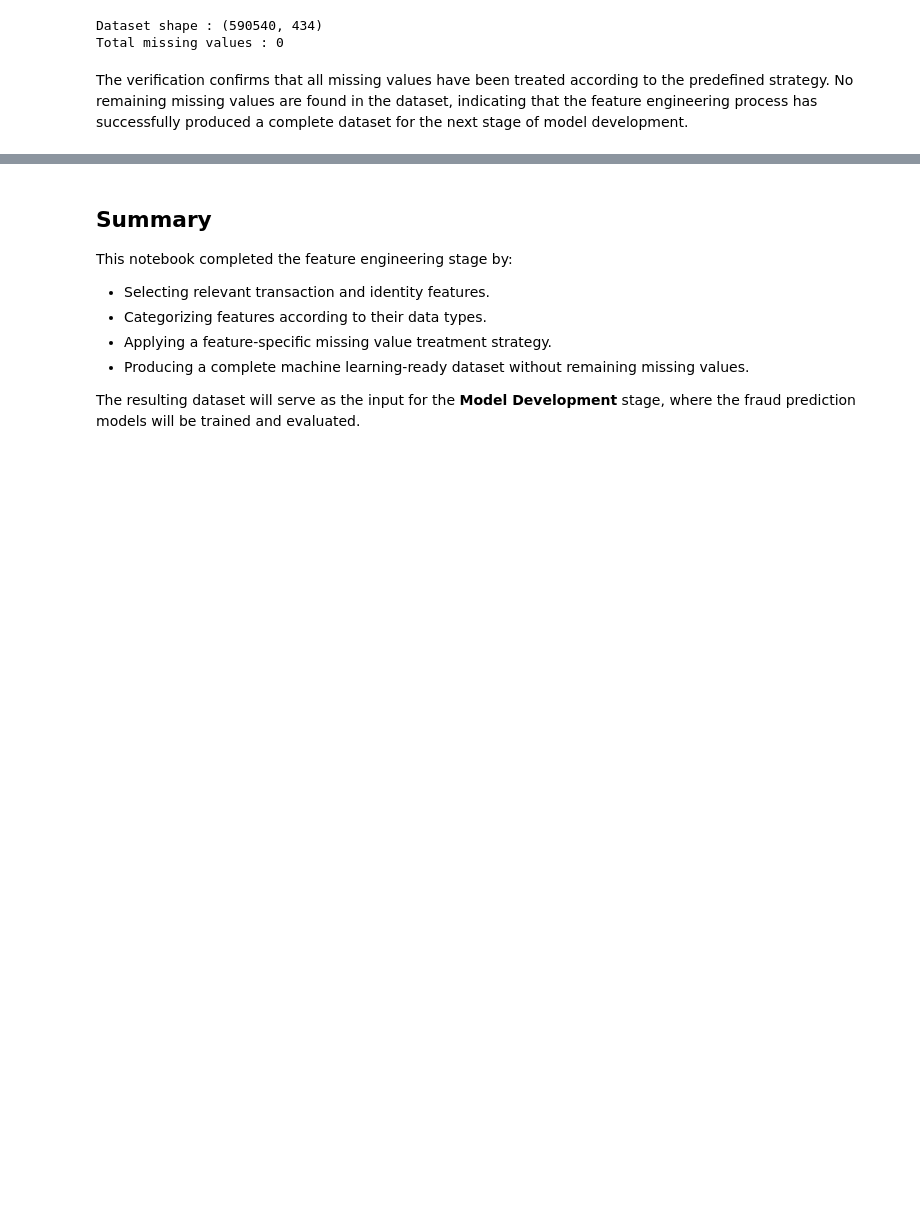
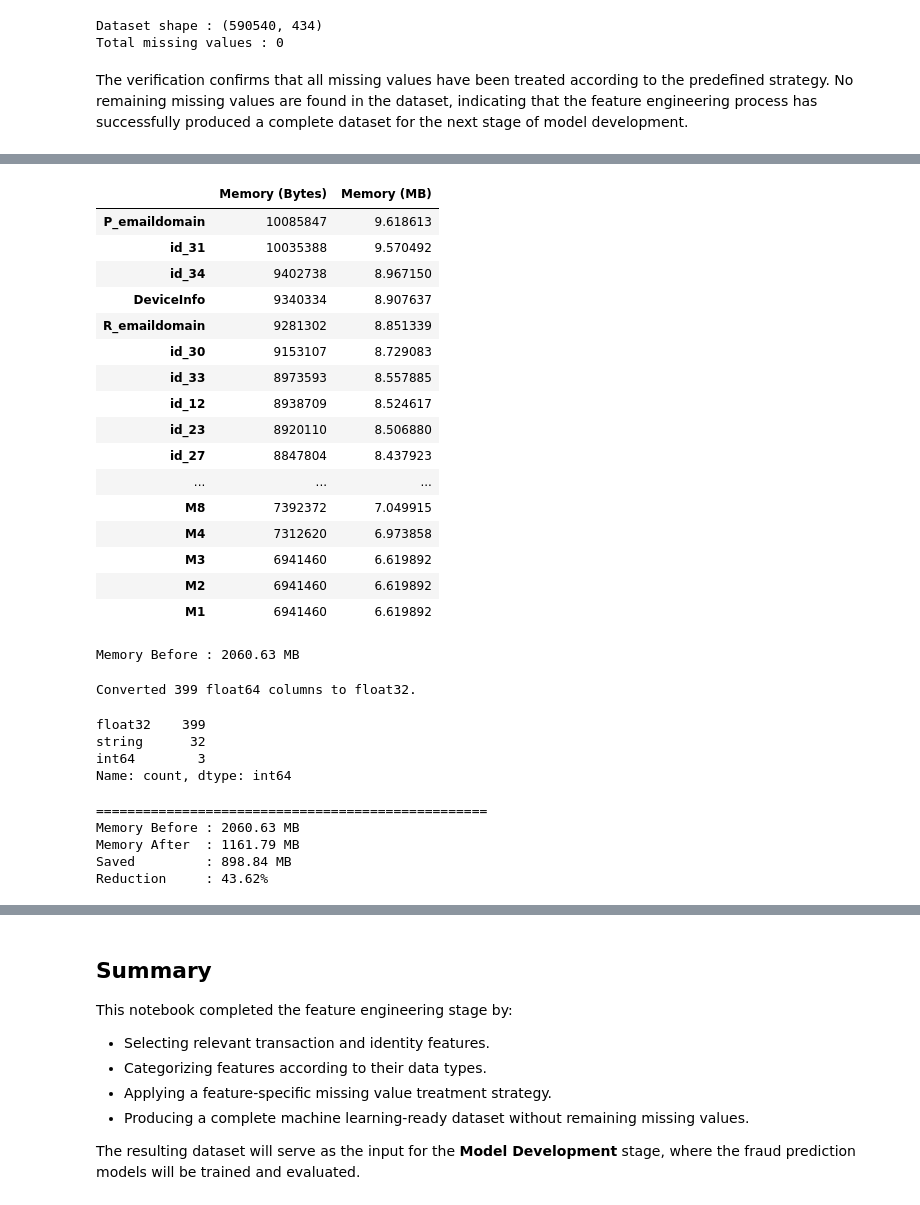
Before and after one commit to rizalkr/fraud_detection, a Jupyter notebook: notebooks/03_Feature_Engineering.ipynb, the cells around one changed output, grey strips where cells are left out. Drawn from its saved outputs; the diff is of its cells as text; code cells hidden in the pictures; blank space fills up the shorter version.

```diff
--- a/notebooks/03_Feature_Engineering.ipynb
+++ b/notebooks/03_Feature_Engineering.ipynb
@@ -376,0 +391,2 @@ Shape    : (590540, 434)
+# %%
+df_parquet = pd.read_parquet(DATA_PROCESSED / 'feature_engineered.parquet')
@@ -376,0 +418,73 @@ Shape    : (590540, 434)
+# %%
+memory_usage = (
+    df_parquet.memory_usage(deep=True)
+    .sort_values(ascending=False)
+    .rename("Memory (Bytes)")
+    .to_frame()
+)
+
+memory_usage["Memory (MB)"] = (
+    memory_usage["Memory (Bytes)"] / 1024**2
+)
+
+memory_usage.head(30)
+# %% [output]
+|  | Memory (Bytes) | Memory (MB) |
+| P_emaildomain | 10085847 | 9.618613 |
+| id_31 | 10035388 | 9.570492 |
+| id_34 | 9402738 | 8.967150 |
+| DeviceInfo | 9340334 | 8.907637 |
+| R_emaildomain | 9281302 | 8.851339 |
+| id_30 | 9153107 | 8.729083 |
+| id_33 | 8973593 | 8.557885 |
+| id_12 | 8938709 | 8.524617 |
+| id_23 | 8920110 | 8.506880 |
+| id_27 | 8847804 | 8.437923 |
+| ... | ... | ... |
+| M8 | 7392372 | 7.049915 |
+| M4 | 7312620 | 6.973858 |
+| M3 | 6941460 | 6.619892 |
+| M2 | 6941460 | 6.619892 |
+| M1 | 6941460 | 6.619892 |
+# %%
+memory_before = df_parquet.memory_usage(deep=True).sum() / 1024**2
+
+print(f"Memory Before : {memory_before:.2f} MB")
+# %% [output]
+Memory Before : 2060.63 MB
+# %%
+# =====================================
+# Float64 → Float32
+# =====================================
+
+float_columns = df_parquet.select_dtypes(include=["float64"]).columns
+
+df_parquet[float_columns] = (
+    df_parquet[float_columns]
+    .apply(pd.to_numeric, downcast="float")
+)
+
+print(f"Converted {len(float_columns)} float64 columns to float32.")
+# %% [output]
+Converted 399 float64 columns to float32.
+# %%
+print(df_parquet.dtypes.value_counts())
+# %% [output]
+float32    399
+string      32
+int64        3
+Name: count, dtype: int64
+# %%
+memory_after = df_parquet.memory_usage(deep=True).sum() / 1024**2
+
+print("=" * 50)
+print(f"Memory Before : {memory_before:.2f} MB")
+print(f"Memory After  : {memory_after:.2f} MB")
+print(f"Saved         : {memory_before - memory_after:.2f} MB")
+print(f"Reduction     : {(memory_before - memory_after) / memory_before * 100:.2f}%")
+# %% [output]
+==================================================
+Memory Before : 2060.63 MB
+Memory After  : 1161.79 MB
+Saved         : 898.84 MB
+Reduction     : 43.62%
```
Also changed, not shown: parts of 12 cells of this notebook, 1 other file.
